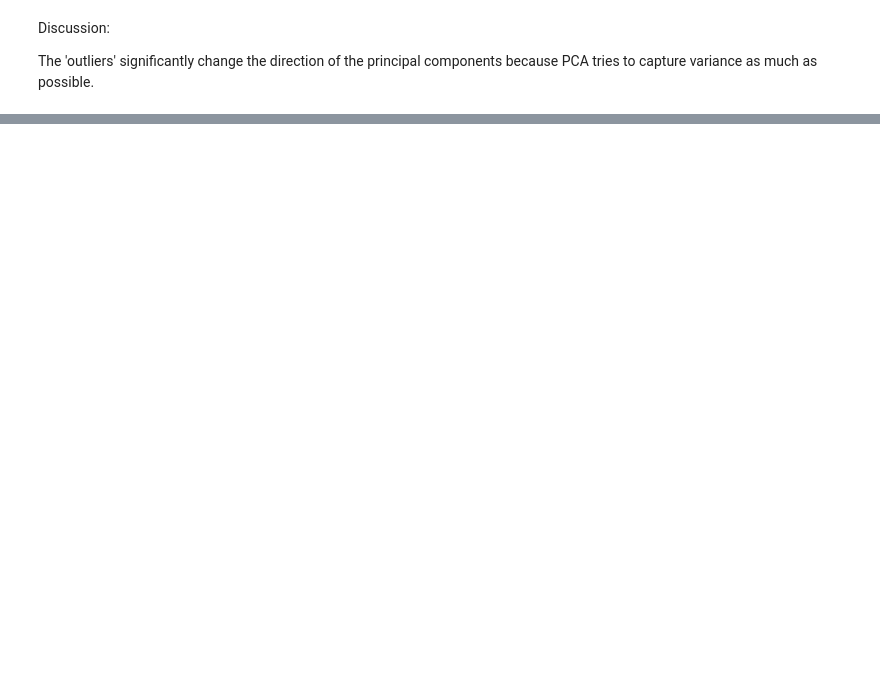
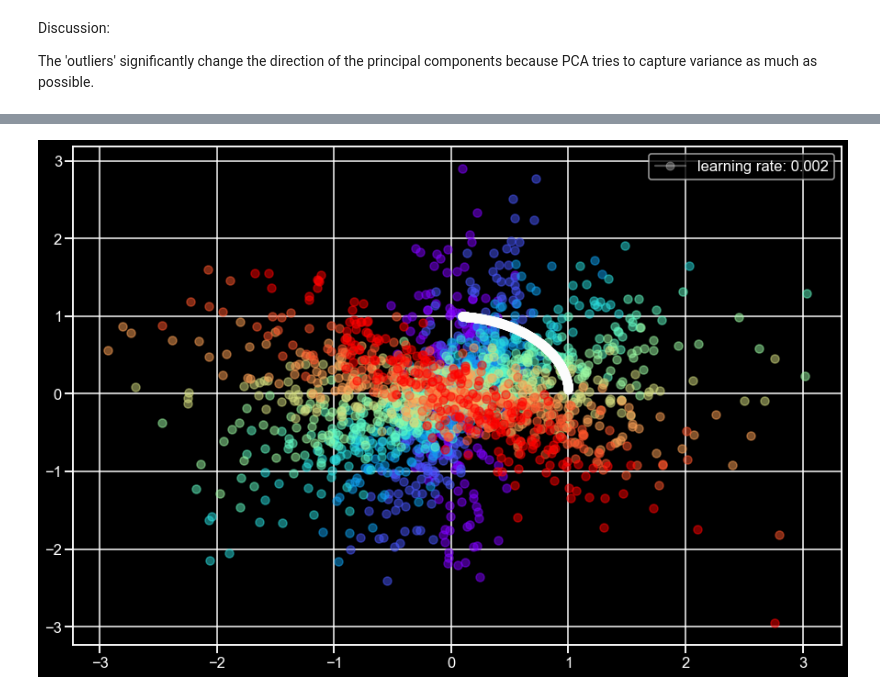
Before and after one commit to bramantyois/machine_intelligence_2, a Jupyter notebook: week-02/ex2.ipynb, the cells around one changed output, grey strips where cells are left out. Drawn from its saved outputs; the diff is of its cells as text; code cells hidden in the pictures; blank space fills up the shorter version.

```diff
--- a/week-02/ex2.ipynb
+++ b/week-02/ex2.ipynb
@@ -41,0 +132,17 @@ The 'outliers' significantly change the direction of the principal components be
+# %%
+fig = plt.figure(figsize=(15,10))
+ax = fig.add_subplot(111)
+for i in range(10) :
+    start = int(i/dt)
+    end = int((i+1)/dt)
+    data_block = data[start:end, :]
+    ax.scatter(data[start:end,0], data[start:end,1], color=colors[i], alpha=0.5)
+
+#alphas = np.linspace(0,1,data.shape[0])
+
+
+ax.plot(ws[0][:,0], ws[0][:,1], color='white', marker='o', label = 'learning rate: {}'.format(epsilons[0]), alpha=0.3)
+ax.legend()
+ax.grid();
+# %% [output]
+[figure, added]
```
Also changed, not shown: parts of 15 cells of this notebook.
